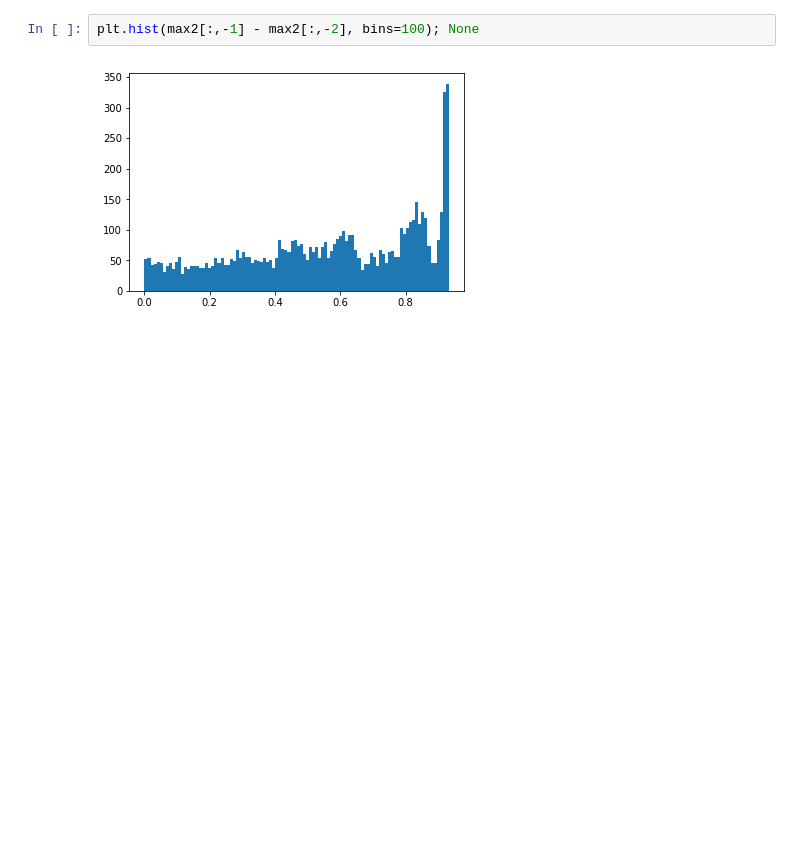
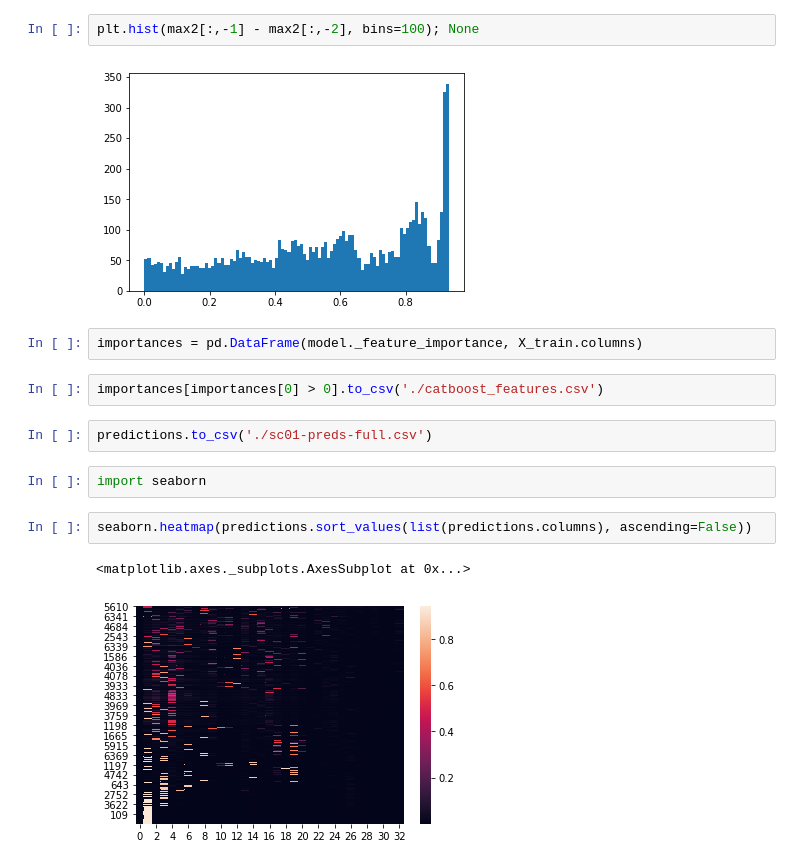
Before and after one commit to mxposed/sickle, a Jupyter notebook: 05-catboost-mca/main.ipynb, the cells around one changed output. Saved outputs shown, nothing was run; the diff lists cells and outputs as text; blank space fills up the shorter version.

Commit message:
Code to save MCA cluster labels More analysis of catboost predictions

```diff
--- a/05-catboost-mca/main.ipynb
+++ b/05-catboost-mca/main.ipynb
@@ -261,3 +247,16 @@ max2 = np.partition(predictions, predictions.shape[1] - 2)[:,-2:]
 plt.hist(max2[:,-1] - max2[:,-2], bins=100); None
 # %% [output]
 [figure]
+# %%
+importances = pd.DataFrame(model._feature_importance, X_train.columns)
+# %%
+importances[importances[0] > 0].to_csv('./catboost_features.csv')
+# %%
+predictions.to_csv('./sc01-preds-full.csv')
+# %%
+import seaborn
+# %%
+seaborn.heatmap(predictions.sort_values(list(predictions.columns), ascending=False))
+# %% [output]
+<matplotlib.axes._subplots.AxesSubplot at 0x...>
+[figure, added]
```
Also changed, not shown: parts of 3 cells of this notebook.
